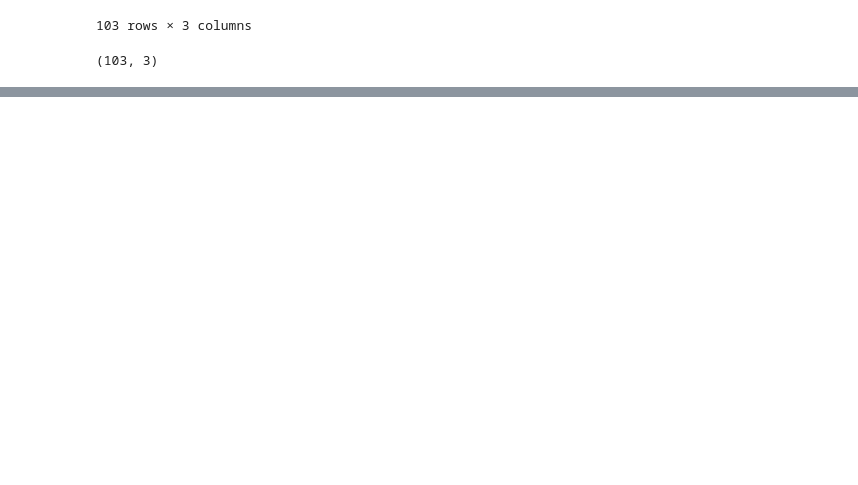
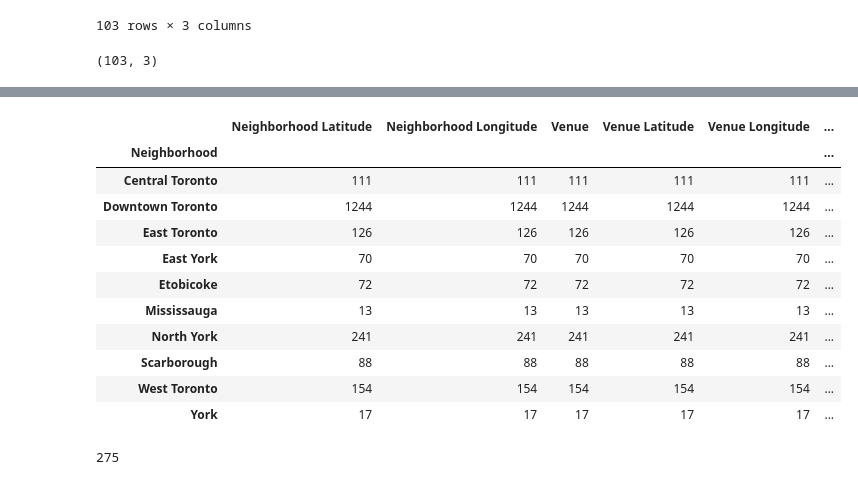
Before and after one commit to shayan204/Battle_of_neighborhoods, a Jupyter notebook: Kmeans_clustering_neighborhood.ipynb, the cells around one changed output, grey strips where cells are left out. Cells and saved outputs as stored; diff of their text form; code cells hidden in the pictures; blank space fills up the shorter version.

Commit message:
Added the Kmeans algorithm to group neighborhoods in Toronto based on Foursquare API venues

```diff
--- a/Kmeans_clustering_neighborhood.ipynb
+++ b/Kmeans_clustering_neighborhood.ipynb
@@ -93,3 +93,6 @@ df
 df.shape
 # %% [output]
 (103, 3)
+# %%
+ltln_df = pd.read_csv('http://cocl.us/Geospatial_data')
+ltln_df.head()
@@ -95,0 +106,3 @@ df.shape
+# %%
+df_to = pd.merge(left=df, right=ltln_df, left_on='Postal Code', right_on='Postal Code')
+df_to
@@ -95,0 +127,9 @@ df.shape
+# %%
+import requests
+CLIENT_ID =  # your Foursquare ID
+CLIENT_SECRET =  # your Foursquare Secret
+VERSION = '20180605' # Foursquare API version
+
+print('Your credentails:')
+print('CLIENT_ID: ' + CLIENT_ID)
+print('CLIENT_SECRET:' + CLIENT_SECRET)
@@ -95,0 +178,5 @@ df.shape
+# %%
+tor_venues = getNearbyVenues(names=df_to['District'],
+                                   latitudes=df_to['Latitude'],
+                                   longitudes=df_to['Longitude']
+                                  )
@@ -95,0 +211,19 @@ df.shape
+# %%
+tor_venues.groupby('Neighborhood').count()
+# %% [output]
+|  | Neighborhood Latitude | Neighborhood Longitude | Venue | Venue Latitude | Venue Longitude | ... |
+| Neighborhood |  |  |  |  |  | ... |
+| Central Toronto | 111 | 111 | 111 | 111 | 111 | ... |
+| Downtown Toronto | 1244 | 1244 | 1244 | 1244 | 1244 | ... |
+| East Toronto | 126 | 126 | 126 | 126 | 126 | ... |
+| East York | 70 | 70 | 70 | 70 | 70 | ... |
+| Etobicoke | 72 | 72 | 72 | 72 | 72 | ... |
+| Mississauga | 13 | 13 | 13 | 13 | 13 | ... |
+| North York | 241 | 241 | 241 | 241 | 241 | ... |
+| Scarborough | 88 | 88 | 88 | 88 | 88 | ... |
+| West Toronto | 154 | 154 | 154 | 154 | 154 | ... |
+| York | 17 | 17 | 17 | 17 | 17 | ... |
+# %%
+len(tor_venues['Venue Category'].unique())
+# %% [output]
+275
```
Also changed, not shown: parts of 24 cells of this notebook.
